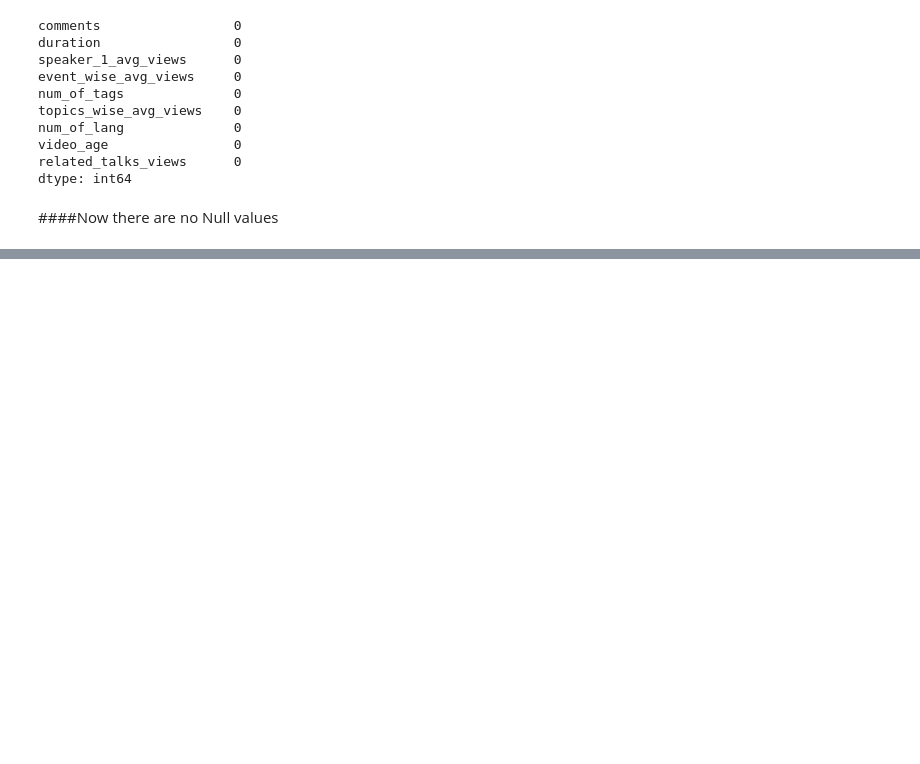
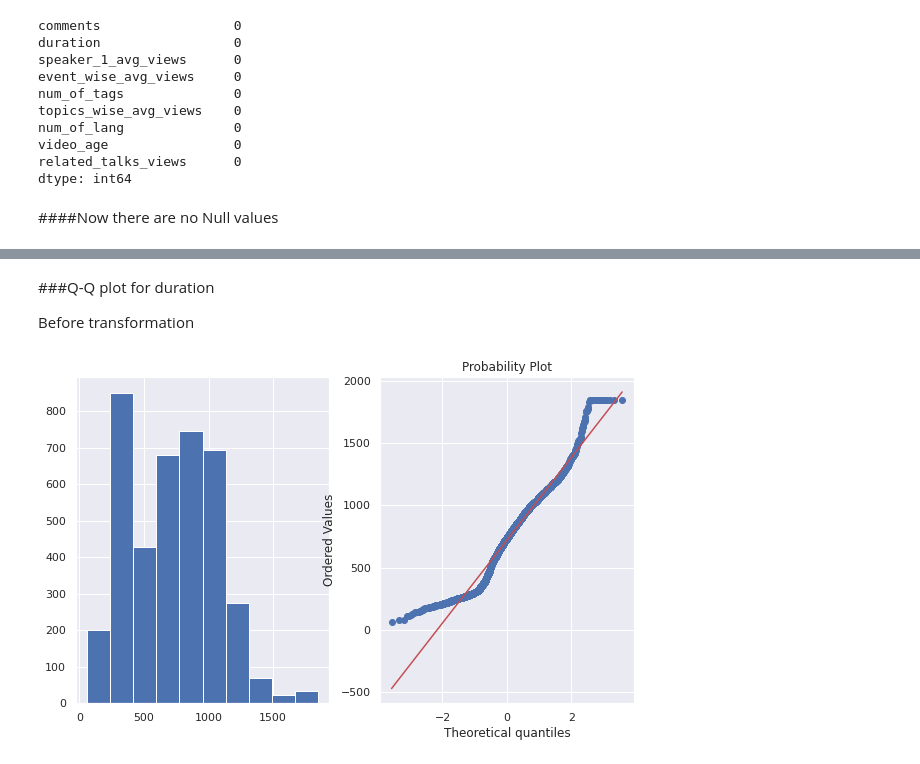
Before and after one commit to Aayushi-Sharma24/TedTalks_Views_Prediction_Regression, a Jupyter notebook: AS_Ted_Talks_Views_Prediction_Capstone_Project.ipynb, the cells around one changed output, grey strips where cells are left out. Saved outputs shown, nothing was run; the diff lists cells and outputs as text; code cells hidden in the pictures; blank space fills up the shorter version.

```diff
--- a/AS_Ted_Talks_Views_Prediction_Capstone_Project.ipynb
+++ b/AS_Ted_Talks_Views_Prediction_Capstone_Project.ipynb
@@ -957,0 +993,8 @@ dtype: int64
+# %% [markdown]
+###Q-Q plot for duration
+
+Before transformation
+# %%
+plot_data(df,'duration')
+# %% [output]
+[figure, added]
```
Also changed, not shown: parts of 77 cells of this notebook.
